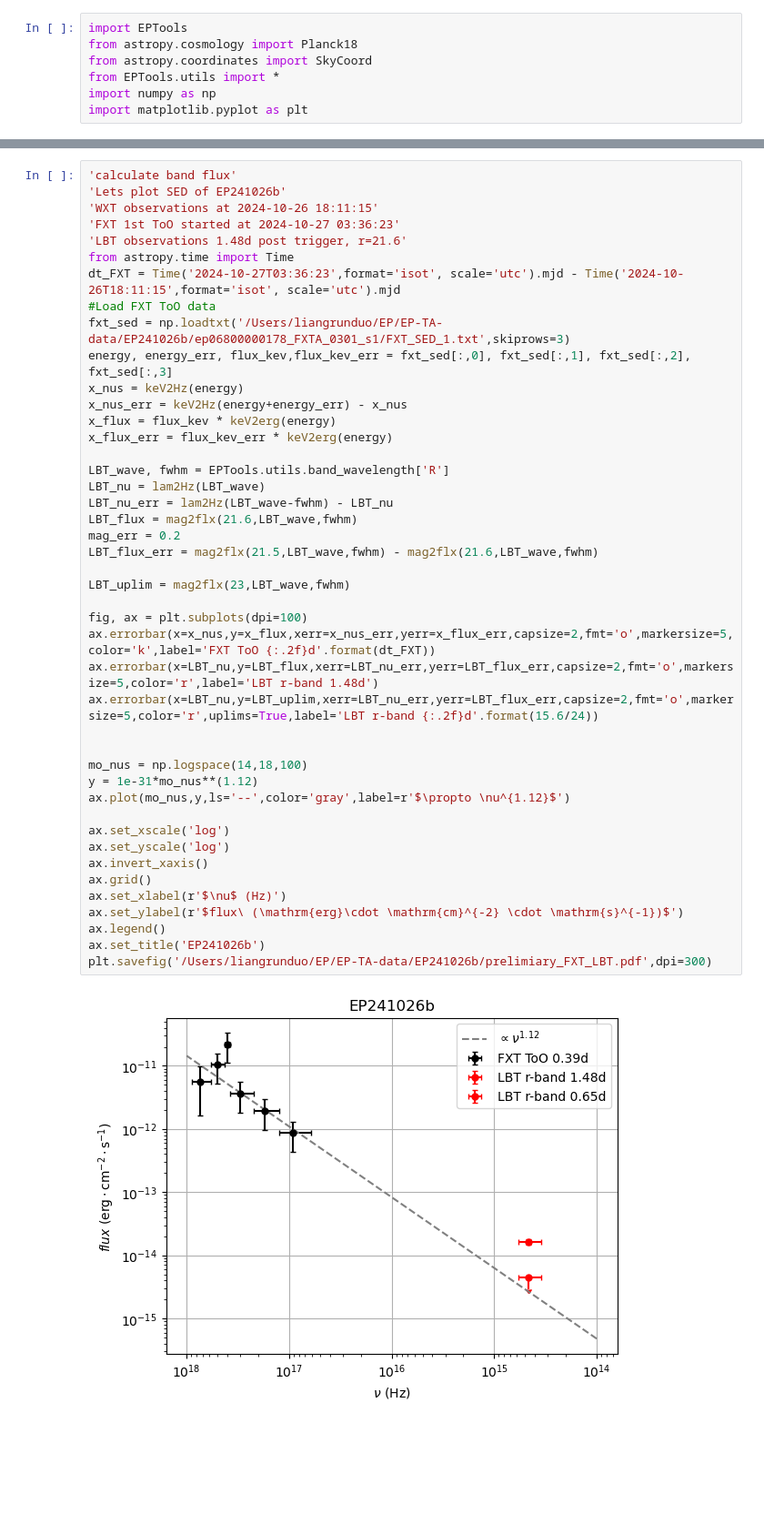
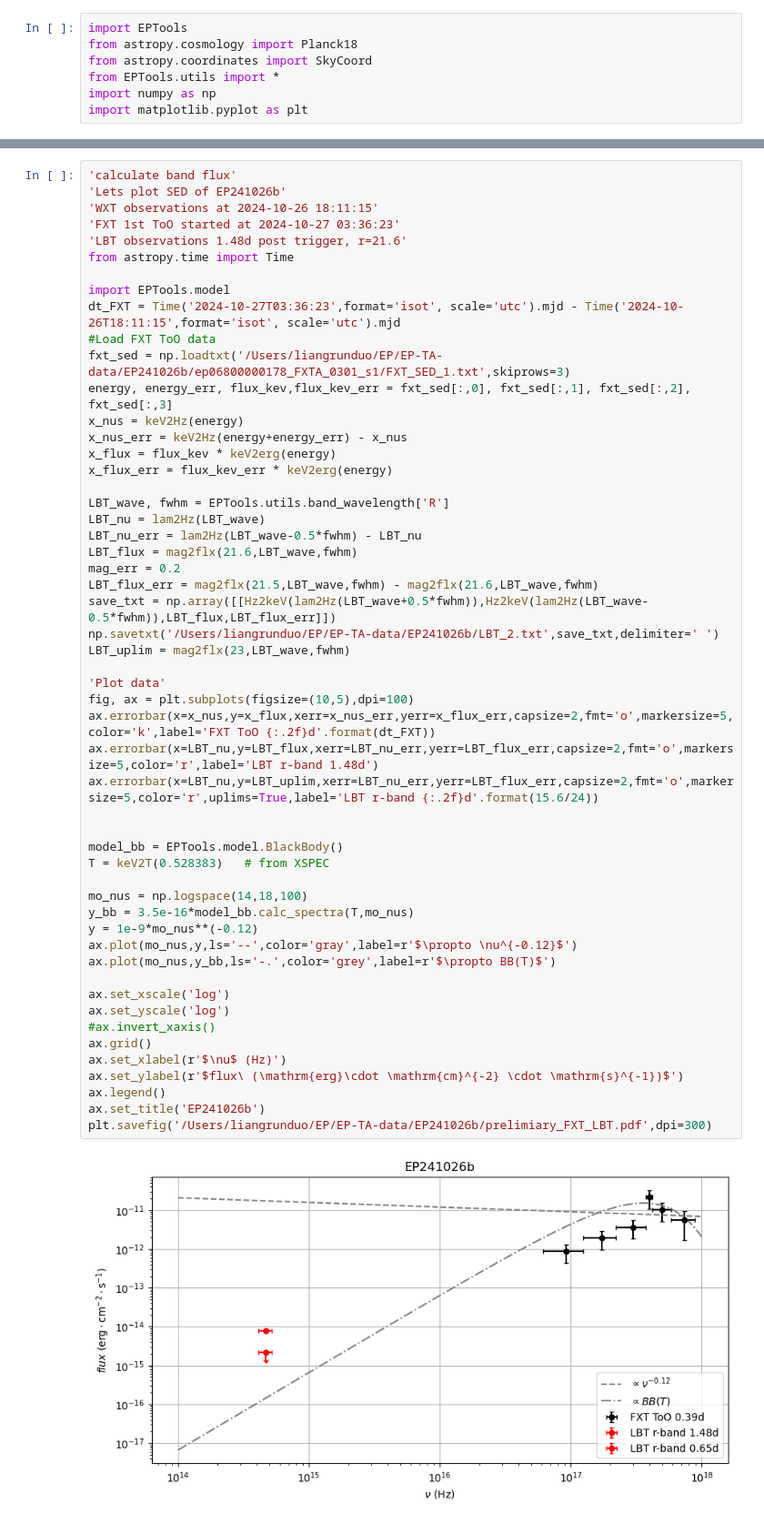
Before and after one commit to LAujust/EPTools, a Jupyter notebook: Examples.ipynb, the cells around one changed output, grey strips where cells are left out. Shown at 91% size. Saved outputs shown, nothing was run; the diff lists cells and outputs as text; blank space fills up the shorter version.

```diff
--- a/Examples.ipynb
+++ b/Examples.ipynb
@@ -25,42 +17,51 @@ lum: 4.330333114875513e+43 erg/s
 'FXT 1st ToO started at 2024-10-27 03:36:23'
 'LBT observations 1.48d post trigger, r=21.6'
 from astropy.time import Time
+
+import EPTools.model
 dt_FXT = Time('2024-10-27T03:36:23',format='isot', scale='utc').mjd - Time('2024-10-26T18:11:15',format='isot', scale='utc').mjd
 #Load FXT ToO data
 fxt_sed = np.loadtxt('/Users/liangrunduo/EP/EP-TA-data/EP241026b/ep06800000178_FXTA_0301_s1/FXT_SED_1.txt',skiprows=3)
 energy, energy_err, flux_kev,flux_kev_err = fxt_sed[:,0], fxt_sed[:,1], fxt_sed[:,2], fxt_sed[:,3]
 x_nus = keV2Hz(energy)
 x_nus_err = keV2Hz(energy+energy_err) - x_nus
 x_flux = flux_kev * keV2erg(energy)
 x_flux_err = flux_kev_err * keV2erg(energy)
 
 LBT_wave, fwhm = EPTools.utils.band_wavelength['R']
 LBT_nu = lam2Hz(LBT_wave)
-LBT_nu_err = lam2Hz(LBT_wave-fwhm) - LBT_nu
+LBT_nu_err = lam2Hz(LBT_wave-0.5*fwhm) - LBT_nu
 LBT_flux = mag2flx(21.6,LBT_wave,fwhm)
 mag_err = 0.2
 LBT_flux_err = mag2flx(21.5,LBT_wave,fwhm) - mag2flx(21.6,LBT_wave,fwhm)
-
+save_txt = np.array([[Hz2keV(lam2Hz(LBT_wave+0.5*fwhm)),Hz2keV(lam2Hz(LBT_wave-0.5*fwhm)),LBT_flux,LBT_flux_err]])
+np.savetxt('/Users/liangrunduo/EP/EP-TA-data/EP241026b/LBT_2.txt',save_txt,delimiter=' ')
 LBT_uplim = mag2flx(23,LBT_wave,fwhm)
 
-fig, ax = plt.subplots(dpi=100)
+'Plot data'
+fig, ax = plt.subplots(figsize=(10,5),dpi=100)
 ax.errorbar(x=x_nus,y=x_flux,xerr=x_nus_err,yerr=x_flux_err,capsize=2,fmt='o',markersize=5,color='k',label='FXT ToO {:.2f}d'.format(dt_FXT))
 ax.errorbar(x=LBT_nu,y=LBT_flux,xerr=LBT_nu_err,yerr=LBT_flux_err,capsize=2,fmt='o',markersize=5,color='r',label='LBT r-band 1.48d')
 ax.errorbar(x=LBT_nu,y=LBT_uplim,xerr=LBT_nu_err,yerr=LBT_flux_err,capsize=2,fmt='o',markersize=5,color='r',uplims=True,label='LBT r-band {:.2f}d'.format(15.6/24))
 
 
+model_bb = EPTools.model.BlackBody()
+T = keV2T(0.528383)   # from XSPEC
+
 mo_nus = np.logspace(14,18,100)
-y = 1e-31*mo_nus**(1.12)
-ax.plot(mo_nus,y,ls='--',color='gray',label=r'$\propto \nu^{1.12}$')
+y_bb = 3.5e-16*model_bb.calc_spectra(T,mo_nus)
+y = 1e-9*mo_nus**(-0.12)
+ax.plot(mo_nus,y,ls='--',color='gray',label=r'$\propto \nu^{-0.12}$')
+ax.plot(mo_nus,y_bb,ls='-.',color='grey',label=r'$\propto BB(T)$')
 
 ax.set_xscale('log')
 ax.set_yscale('log')
-ax.invert_xaxis()
+#ax.invert_xaxis()
 ax.grid()
 ax.set_xlabel(r'$\nu$ (Hz)')
 ax.set_ylabel(r'$flux\ (\mathrm{erg}\cdot \mathrm{cm}^{-2} \cdot \mathrm{s}^{-1})$')
 ax.legend()
 ax.set_title('EP241026b')
 plt.savefig('/Users/liangrunduo/EP/EP-TA-data/EP241026b/prelimiary_FXT_LBT.pdf',dpi=300)
 # %% [output]
-[figure, old version]
+[figure, new version]
```
Also changed, not shown: parts of 5 cells of this notebook, 3 other files.
